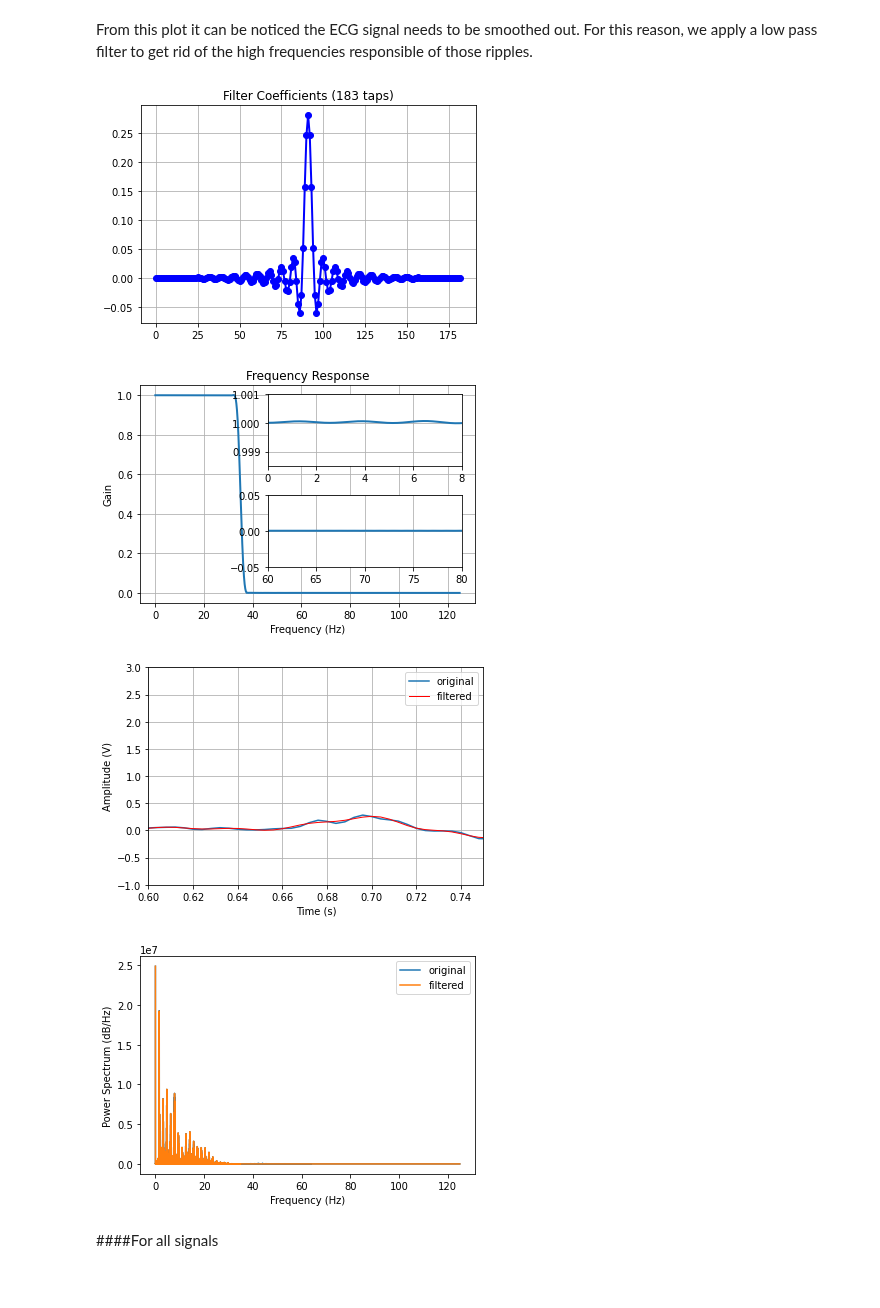
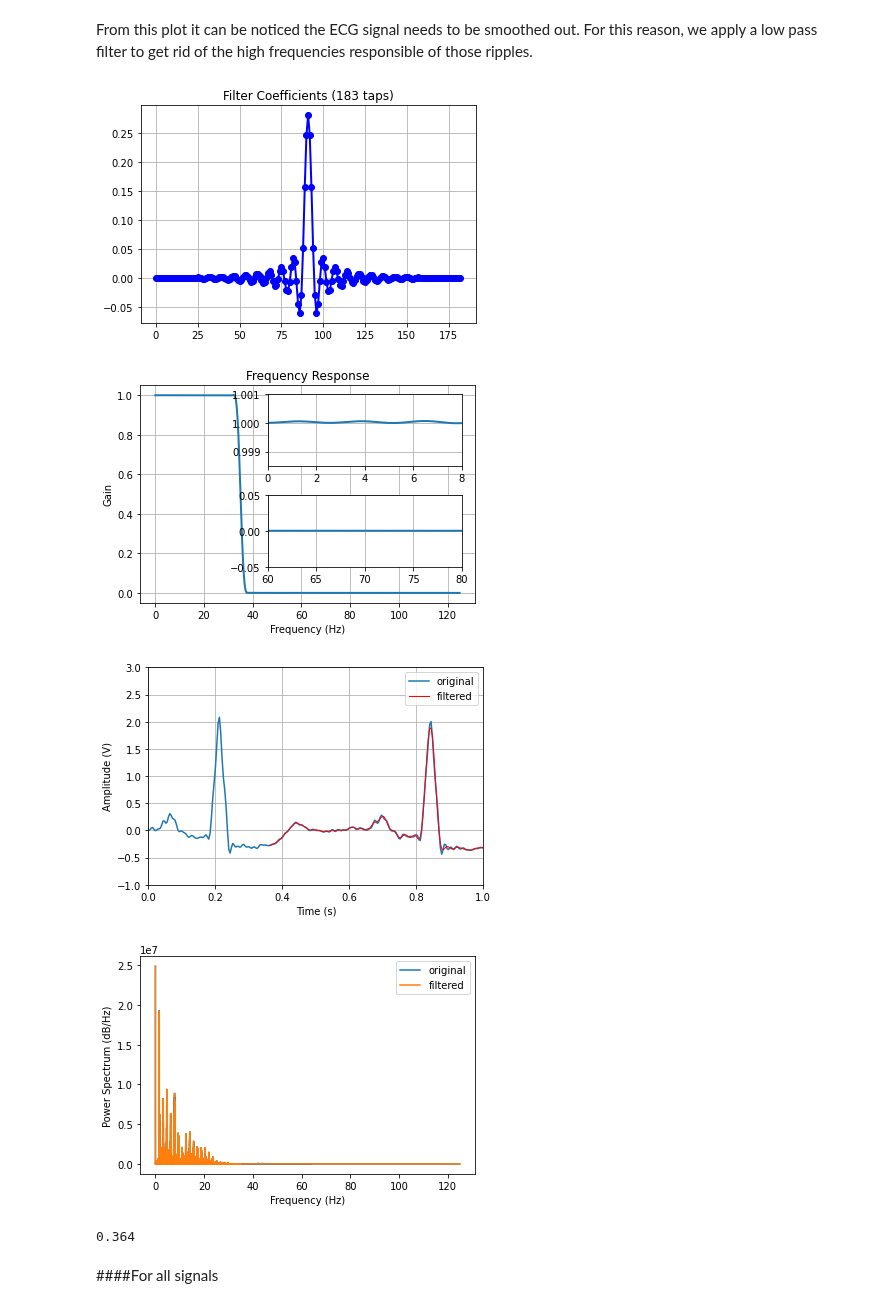
Before and after one commit to alice202122/AI_PROJECT, a Jupyter notebook: AI_Assignment.ipynb, the cells around one changed output. Drawn from its saved outputs; the diff is of its cells as text; code cells hidden in the pictures.

```diff
--- a/AI_Assignment.ipynb
+++ b/AI_Assignment.ipynb
@@ -207,3 +233,9 @@ num_files = len(ECGs_up)
 num_files                                   # checking all files have been stored
 # %% [output]
 105
+# %%
+Rpks_up = Rpks128_up                        # new array of upsampled Rpks
+for patient in range(ECGs250_numfiles):     # scroll patient by patient
+  Rpks_up.append(Rpks250_up[patient])       # append the Rpks at 250 Hz
+num_files = len(Rpks_up)
+num_files                                   # checking all files have been stored
@@ -210,7 +244,7 @@ num_files                                   # checking all files have been store
 # %%
 data_up = []                                                                     # list initialization
 for patient in range(num_files):                                                 # scrolls patient by patient
-  row = [ ECGs_up[patient], Rpks[patient], anns[patient] ]                       # store ECG upsampled, R peaks location, beats annotation for each patient in a row
+  row = [ ECGs_up[patient], Rpks_up[patient], anns[patient] ]                    # store ECG upsampled, R peaks location, beats annotation for each patient in a row
   data_up.append(row)                                                            # store row in a list
 # %%
 fs = 250              # sampling frequency (Hz)
@@ -335,7 +369,7 @@ for patient in range(num_files):                      # scrolls patient by patie
 # %%
 dataup_blr = []                                                                  # list initialization
 for patient in range(num_files):                                                 # scrolls patient by patient
-  row = [ ECGsup_blr[patient], Rpks[patient], anns[patient] ]                    # store ECG baseline removed, R peaks location, beats annotation for each patient in a row
+  row = [ ECGsup_blr[patient], Rpks_up[patient], anns[patient] ]                 # store ECG baseline removed, R peaks location, beats annotation for each patient in a row
   dataup_blr.append(row)                                                         # store row in a list
 # %% [markdown]
 ###FILTERING
@@ -362,6 +396,9 @@ Text(0, 0.5, 'Amplitude (V)')
 From this plot it can be noticed the ECG signal needs to be smoothed out. For this reason, we apply a low pass filter to get rid of the high frequencies responsible of those ripples.
 # %%
 def FIRlowpass(sample_rate, signal, time_axis, cutoff_hz, start, end, figs):
+
+  global delay
+
   nyq_rate = sample_rate/2.0    # Nyquist frequency
   width = 5.0/nyq_rate          # the desired width of the transition from pass to stop,
                                 # relative to the Nyquist rate.  We'll design the filter
@@ -423,14 +460,16 @@ def FIRlowpass(sample_rate, signal, time_axis, cutoff_hz, start, end, figs):
   elif figs == False:
     plt.close('all')
 
-  return filtered
+  return filtered, delay
 # %%
-ECGIupblr_filt = FIRlowpass(fs, ECGIup_blr, time_vec, 35, 0.60, 0.75, True)
+ECGIupblr_filt, delay = FIRlowpass(fs, ECGIup_blr, time_vec, 35, 0, 1, True)
+delay
 # %% [output]
 [figure]
 [figure]
-[figure, old version]
+[figure, new version]
 [figure]
+0.364
 # %% [markdown]
 ####For all signals
 # %%
```
Also changed, not shown: parts of 68 cells of this notebook.
